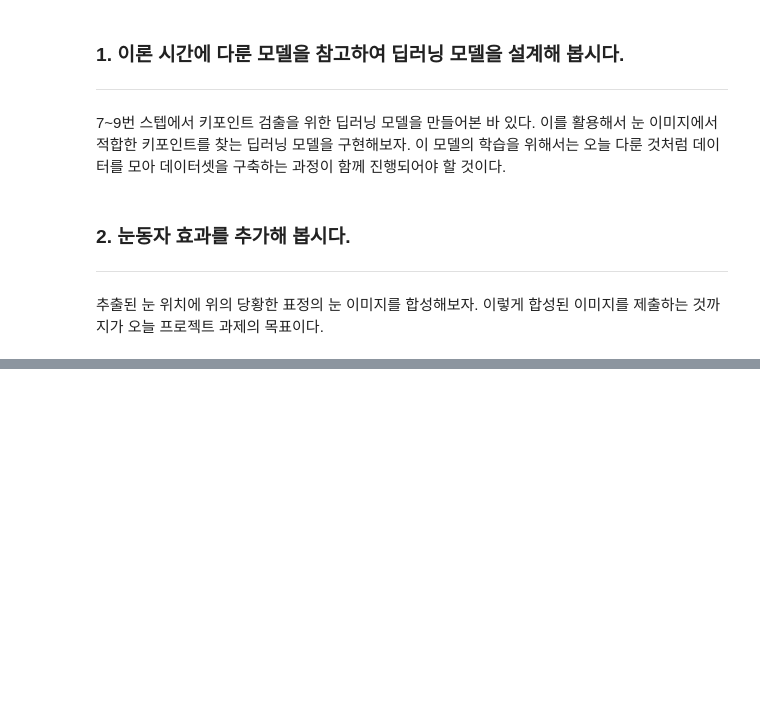
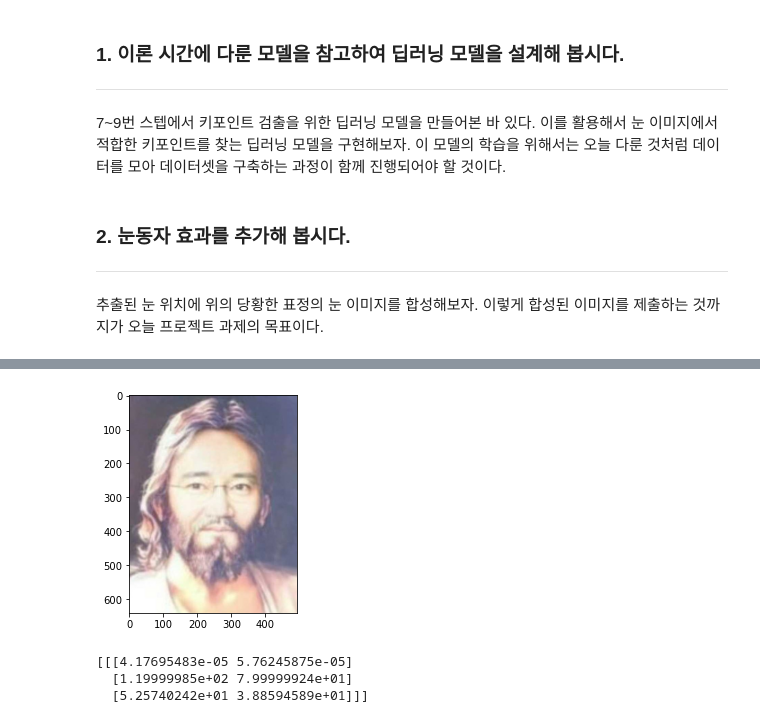
Before and after one commit to IsaacTips/AIFFEL, a Jupyter notebook: Going_Deeper/Project8_Mean_shift_App/Project8_Mean_shift_App.ipynb, the cells around one changed output, grey strips where cells are left out. Drawn from its saved outputs; the diff is of its cells as text; code cells hidden in the pictures; blank space fills up the shorter version.

```diff
--- a/Going_Deeper/Project8_Mean_shift_App/Project8_Mean_shift_App.ipynb
+++ b/Going_Deeper/Project8_Mean_shift_App/Project8_Mean_shift_App.ipynb
@@ -20,0 +311,18 @@
+# %%
+samfather = cv2.imread(val_data_root+'/img/samfather.jpg')
+plt.imshow(cv2.cvtColor(samfather, cv2.COLOR_BGR2RGB))
+plt.show()
+# %% [output]
+[figure, added]
+# %%
+np_inputs = np.expand_dims(cv2.resize(samfather, (120, 80)), axis=0)
+preds = model.predict(np_inputs/255., 1)
+
+repred = preds.reshape((1, 3, 2))
+repred[:,:,0] *= 120
+repred[:,:,1] *= 80
+print (repred)
+# %% [output]
+[[[4.17695483e-05 5.76245875e-05]
+  [1.19999985e+02 7.99999924e+01]
+  [5.25740242e+01 3.88594589e+01]]]
```
Also changed, not shown: parts of 34 cells of this notebook.
